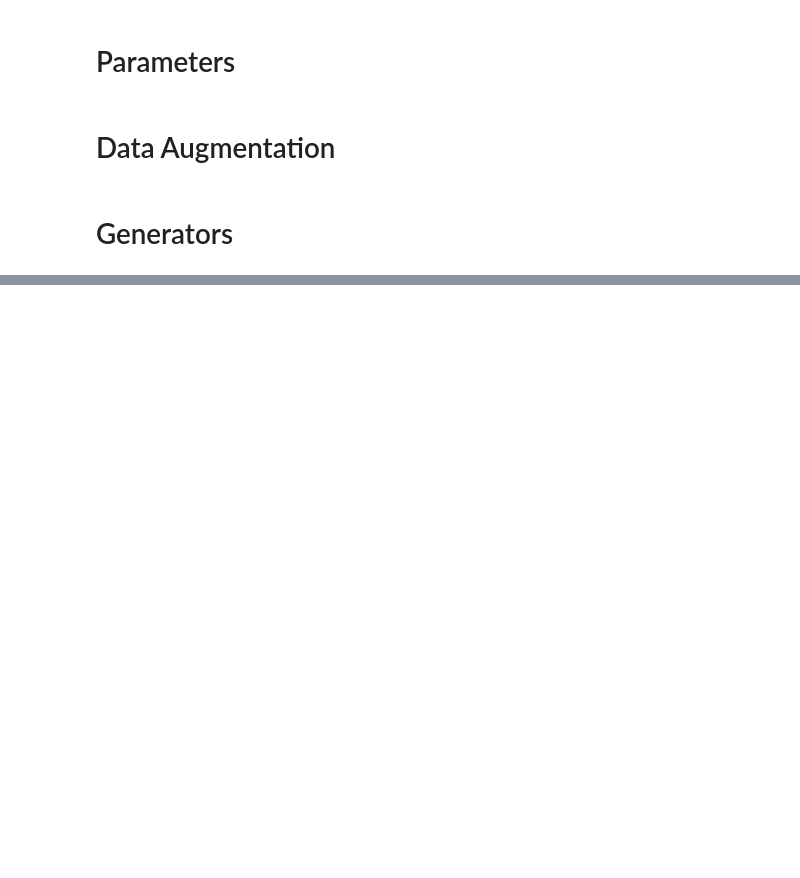
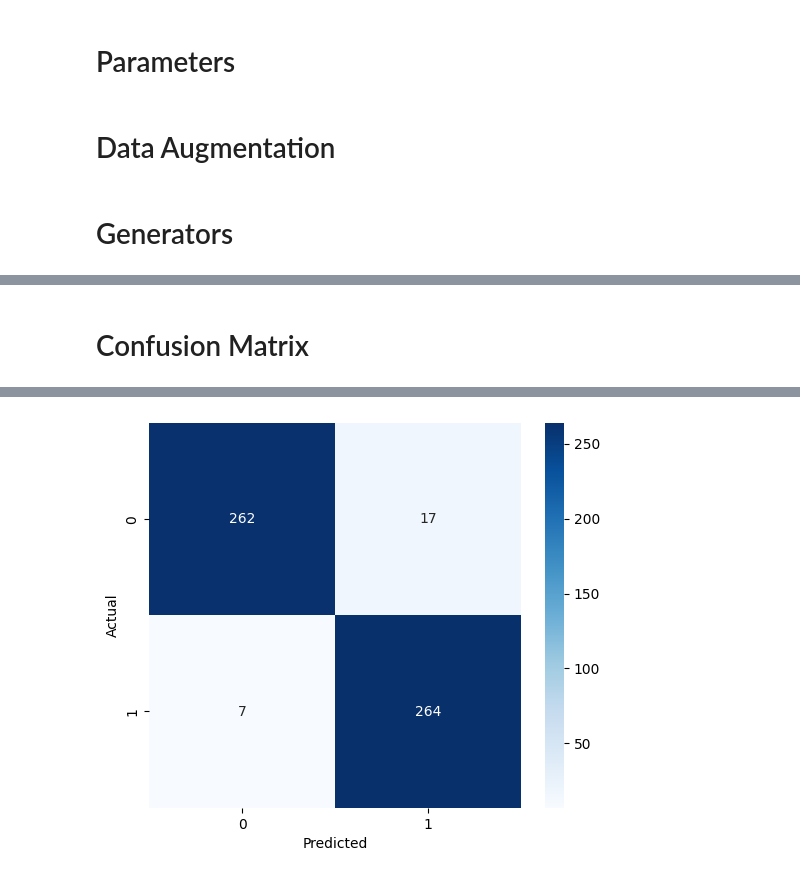
Before and after one commit to SanjaraT/Attention-Based-Multi-Scale-Ensemble-Network-for-Diabetic-Retinopathy-Detection, a Jupyter notebook: DR_Attention_Ensemble.ipynb, the cells around one changed output, grey strips where cells are left out. Drawn from its saved outputs; the diff is of its cells as text; code cells hidden in the pictures; blank space fills up the shorter version.

```diff
--- a/DR_Attention_Ensemble.ipynb
+++ b/DR_Attention_Ensemble.ipynb
@@ -281,0 +391,11 @@ print(train_generator.class_indices)
+# %%
+model.compile(
+    optimizer=tf.keras.optimizers.Adam(
+        learning_rate=1e-4
+    ),
+    loss="binary_crossentropy",
+    metrics=[
+        "accuracy",
+        tf.keras.metrics.AUC(name="auc")
+    ]
+)
@@ -281,0 +479,12 @@ print(train_generator.class_indices)
+# %%
+history_finetune = model.fit(
+    train_generator,
+    validation_data=val_generator,
+    epochs=10,
+    class_weight=class_weights,
+    callbacks=[
+        early_stop,
+        reduce_lr,
+        checkpoint
+    ]
+)
@@ -281,0 +515,25 @@ print(train_generator.class_indices)
+# %% [markdown]
+# Confusion Matrix
+# %%
+pred_probs = model.predict(test_generator)
+
+preds = (pred_probs > 0.5).astype(int)
+
+cm = confusion_matrix(
+    test_generator.classes,
+    preds
+)
+
+plt.figure(figsize=(6,5))
+
+sns.heatmap(
+    cm,
+    annot=True,
+    fmt='d',
+    cmap='Blues'
+)
+
+plt.xlabel("Predicted")
+plt.ylabel("Actual")
+plt.show()
+# %% [output]
@@ -281,0 +541 @@ print(train_generator.class_indices)
+[figure, added]
```
Also changed, not shown: parts of 35 cells of this notebook.
